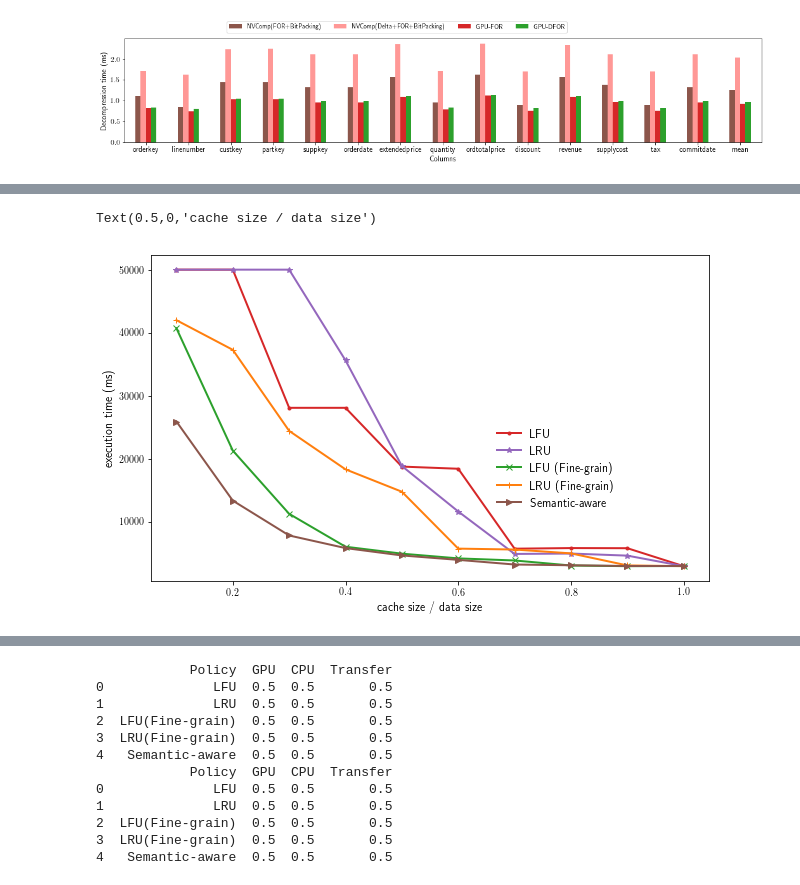
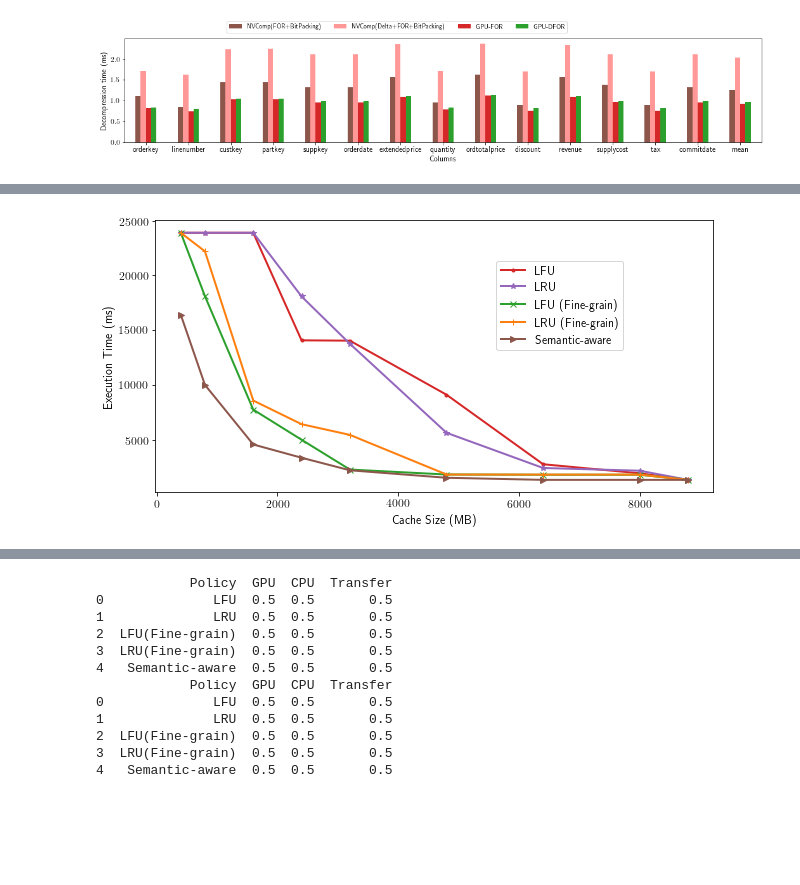
Before and after one commit to bwyogatama/Mordred-Deprecated, a Jupyter notebook: final.ipynb, the cells around one changed output, grey strips where cells are left out. Drawn from its saved outputs; the diff is of its cells as text; code cells hidden in the pictures; blank space fills up the shorter version.

```diff
--- a/final.ipynb
+++ b/final.ipynb
@@ -1360,29 +1498,54 @@ Text(0.5,0,'skew factor')
 # %%
 fig, ax = plt.subplots()
 
-lfu = [50000, 50000, 28108, 28108, 18797, 18454, 5788, 5887, 5866, 3020]
-lru = [50000, 50000, 50000, 35623, 18888, 11681, 4956, 5018, 4689, 3020]
-lfuf = [40717, 21335, 11311, 6100, 5000, 4251, 3920, 3122, 3020, 3044]
-lruf = [41996, 37298, 24455, 18359, 14814, 5799, 5656, 5045, 3137, 3020]
-sem = [25940, 13404, 7880, 5885, 4719, 4018, 3280, 3162, 3044, 3044]
-ratio = [0.1, 0.2, 0.3, 0.4, 0.5, 0.6, 0.7, 0.8, 0.9, 1.0]
+# lfu = [50000, 50000, 28108, 28108, 18797, 18454, 5788, 5887, 5866, 3020]
+# lru = [50000, 50000, 50000, 35623, 18888, 11681, 4956, 5018, 4689, 3020]
+# lfuf = [40717, 21335, 11311, 6100, 5000, 4251, 3920, 3122, 3020, 3044]
+# lruf = [41996, 37298, 24455, 18359, 14814, 5799, 5656, 5045, 3137, 3020]
+# sem = [25940, 13404, 7880, 5885, 4719, 4018, 3280, 3162, 3044, 3044]
+# ratio = [0.1, 0.2, 0.3, 0.4, 0.5, 0.6, 0.7, 0.8, 0.9, 1.0]
+
+# 0.5
+# lfu = [26865, 26865, 26865, 15828, 15828, 10163, 3198, 2194, 1469]
+# lru = [26865, 26865, 26865, 19828, 15832, 7796, 2829, 2520, 1469]
+# lfuf = [26865, 22120, 19812, 7721, 4877, 4251, 1942, 1932, 1469]
+# lruf = [26865, 24672, 21845, 9848, 6262, 5799, 1950, 1950, 1469]
+# sem = [19655, 14436, 7459, 5885, 4004, 2951, 1501, 1469, 1469]
+# ratio = [400, 800, 1600, 2400, 3200, 4800, 6400, 8000, 8800]
+
+# 1.5
+# lfu = [24946, 24946, 24946, 14889, 14724, 9582, 2966, 2054, 1415]
+# lru = [24946, 24946, 24946, 18889, 14765, 6046, 2929, 2269, 1415]
+# lfuf = [24946, 20123, 10111, 5764, 2907, 1881, 1902, 1885, 1415]
+# lruf = [24946, 21749, 12414, 6664, 5471, 1882, 1900, 1893, 1415]
+# sem = [16825, 11748, 5366, 3909, 2944, 1716, 1416, 1415, 1415]
+# ratio = [400, 800, 1600, 2400, 3200, 4800, 6400, 8000, 8800]
+
+# 2.5
+lfu = [23893, 23893, 23893, 14089, 14058, 9131, 2794, 1969, 1370]
+lru = [23893, 23893, 23893, 18089, 13775, 5662, 2453, 2204, 1370]
+lfuf = [23893, 18115, 7771, 5027, 2310, 1857, 1838, 1839, 1370]
+lruf = [23893, 22201, 8602, 6444, 5471, 1857, 1851, 1847, 1370]
+sem = [16419, 10027, 4595, 3387, 2243, 1561, 1370, 1370, 1370]
+ratio = [400, 800, 1600, 2400, 3200, 4800, 6400, 8000, 8800]
+
+
 
 ax.plot(ratio, lfu, '.-', color=tableau20[6], label='LFU', linewidth=2)
 ax.plot(ratio, lru, '*-', color=tableau20[8], label='LRU', linewidth=2)
 ax.plot(ratio, lfuf, 'x-', color=tableau20[4], label='LFU (Fine-grain)', linewidth=2)
 ax.plot(ratio, lruf, '+-', color=tableau20[2], label='LRU (Fine-grain)', linewidth=2)
 ax.plot(ratio, sem, '>-', color=tableau20[10], label='Semantic-aware', linewidth=2)
 
-plt.legend(fontsize=12, bbox_to_anchor=(0.6, 0.5), frameon=False, ncol=1)
-plt.rcParams["figure.figsize"] = (10,6)
+plt.legend(fontsize=12, bbox_to_anchor=(0.6, 0.5), frameon=True, ncol=1)
+plt.rcParams["figure.figsize"] = (10,5)
+plt.rcParams['font.size'] = 12.0
 
-ax.set_ylabel('execution time (ms)', fontsize=12)
-ax.set_xlabel('cache size / data size', fontsize=12)
-
-skew factor 2.0
+ax.set_ylabel('Execution Time (ms)', fontsize=12)
+ax.set_xlabel('Cache Size (MB)', fontsize=12)
+plt.savefig('skewnesslow.pdf', bbox_inches='tight')
 # %% [output]
-Text(0.5,0,'cache size / data size')
-[figure, old version]
+[figure, new version]
 # %%
 import json
 import io
```
Also changed, not shown: parts of 11 cells of this notebook, 30 other files.
